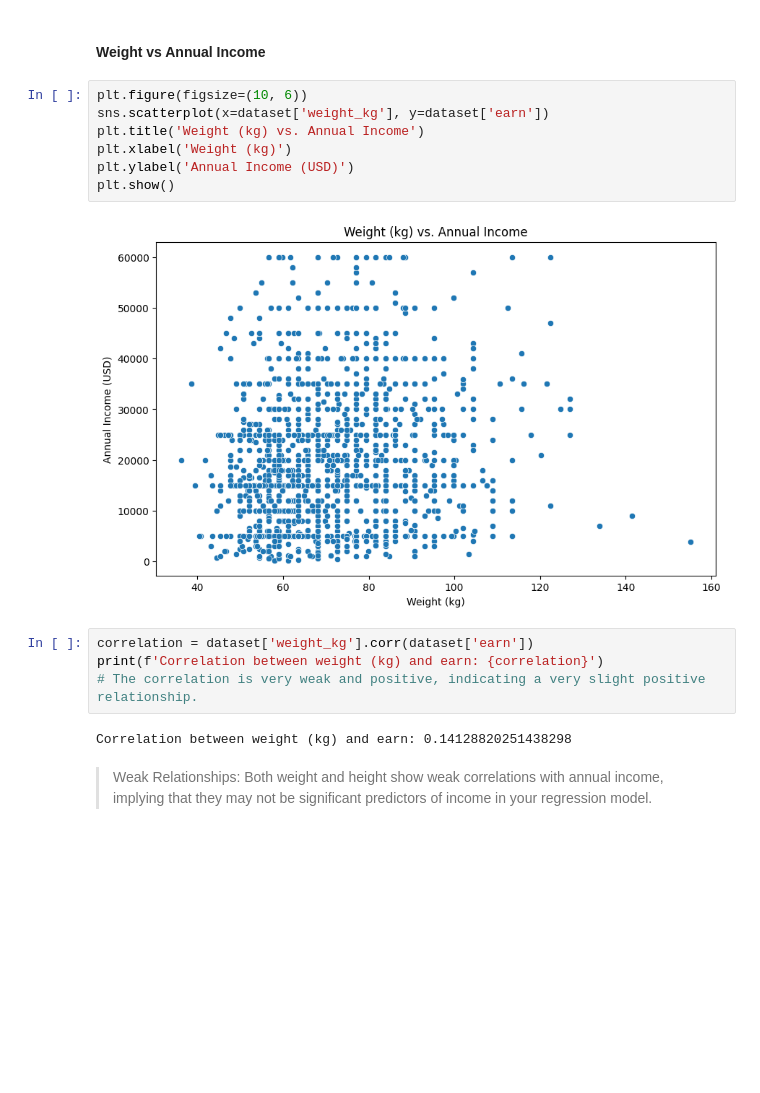
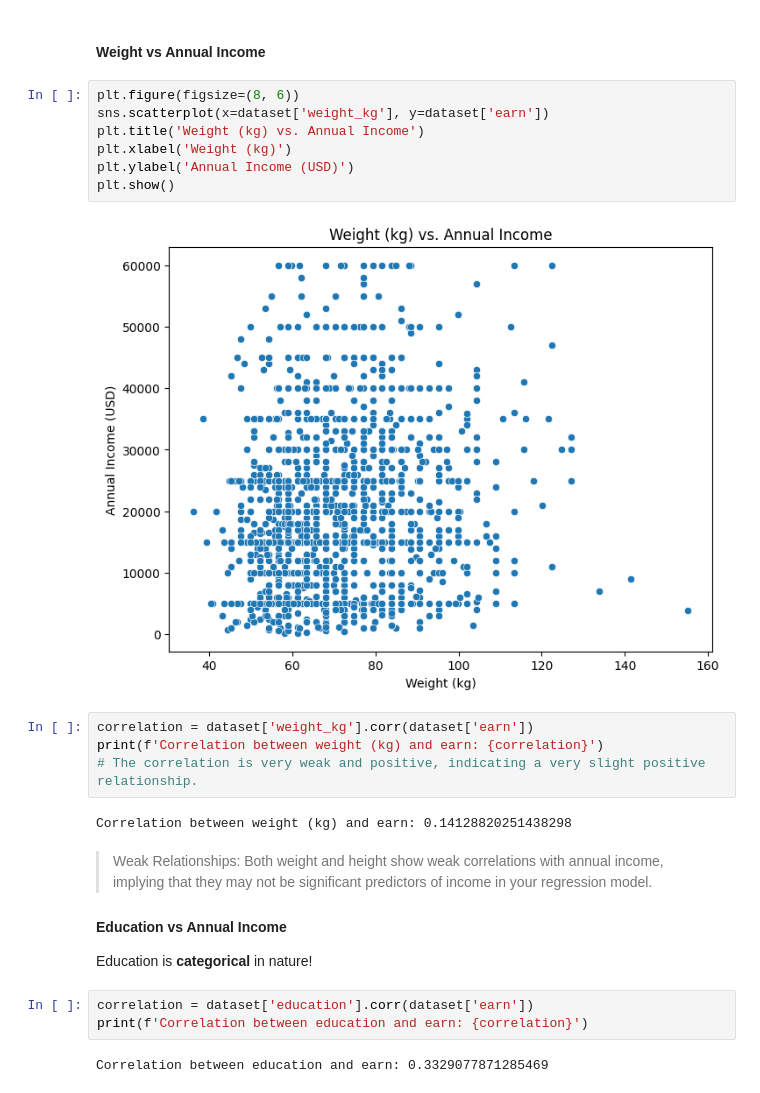
Before and after one commit to Darknight47/Data-Science-Project-01, a Jupyter notebook: linear_regression_with_interactioneffects.ipynb, the cells around one changed output. Cells and saved outputs as stored; diff of their text form; blank space fills up the shorter version.

```diff
--- a/linear_regression_with_interactioneffects.ipynb
+++ b/linear_regression_with_interactioneffects.ipynb
@@ -332,14 +334,14 @@ Correlation between height (cm) and earn: 0.24236717505127423
 # %% [markdown]
 #### Weight vs Annual Income
 # %%
-plt.figure(figsize=(10, 6))
+plt.figure(figsize=(8, 6))
 sns.scatterplot(x=dataset['weight_kg'], y=dataset['earn'])
 plt.title('Weight (kg) vs. Annual Income')
 plt.xlabel('Weight (kg)')
 plt.ylabel('Annual Income (USD)')
 plt.show()
 # %% [output]
-[figure, old version]
+[figure, new version]
 # %%
 correlation = dataset['weight_kg'].corr(dataset['earn'])
 print(f'Correlation between weight (kg) and earn: {correlation}')
@@ -348,3 +350,11 @@ print(f'Correlation between weight (kg) and earn: {correlation}')
 Correlation between weight (kg) and earn: 0.14128820251438298
 # %% [markdown]
 > Weak Relationships: Both weight and height show weak correlations with annual income, implying that they may not be significant predictors of income in your regression model.
+
+#### Education vs Annual Income
+Education is **categorical** in nature!
+# %%
+correlation = dataset['education'].corr(dataset['earn'])
+print(f'Correlation between education and earn: {correlation}')
+# %% [output]
+Correlation between education and earn: 0.3329077871285469
```
Also changed, not shown: parts of 11 cells of this notebook.
